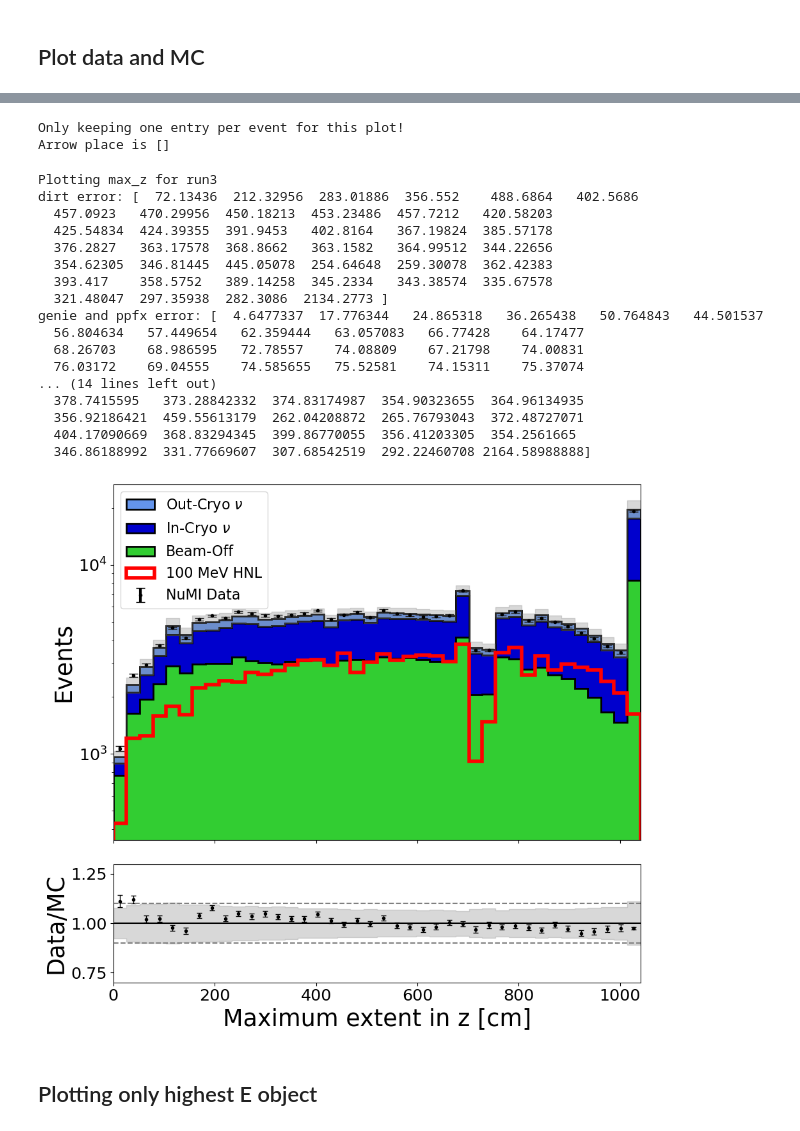
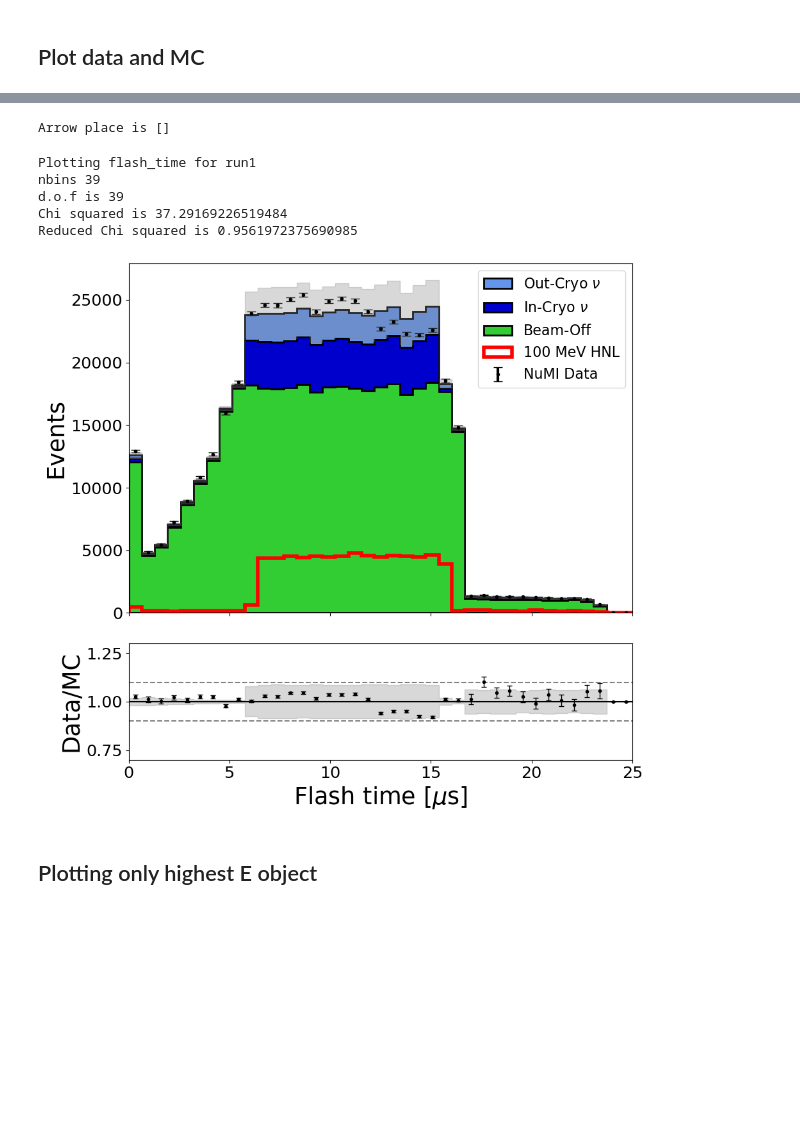
Before and after one commit to dmarsden01/uboone_HNL_analysis, a Jupyter notebook: 2_Preselection_script.ipynb, the cells around one changed output, grey strips where cells are left out. Drawn from its saved outputs; the diff is of its cells as text; code cells hidden in the pictures; blank space fills up the shorter version.

Commit message:
Added chi squared calculators for the purpose of assessing the dirt uncertainty.

```diff
--- a/2_Preselection_script.ipynb
+++ b/2_Preselection_script.ipynb
@@ -26,7 +26,7 @@ Success
 # %% [markdown]
 # Reading in .pkl files
 # %%
-Params = {"Run":"run3", #The run number, so far either "run1" or "run3"
+Params = {"Run":"run1", #The run number, so far either "run1" or "run3"
           "Load_single_file":False, #This will override everything else, put the desired file in the "single_file" line
           "single_file":"overlay",
           "Load_standard_bkgs":True,
@@ -34,8 +34,8 @@ Params = {"Run":"run3", #The run number, so far either "run1" or "run3"
           "Only_keep_common_DetVar_evs":True,
           "Load_Signal_DetVars":False,
           "Load_data":True,
-          "FLATTEN":True, #Have one row per reconstructed object in the analysis dataframe
-          "only_presel":False, #Create small files containing only variables necessary for pre-selection, for making pre-selection plots
+          "FLATTEN":False, #Have one row per reconstructed object in the analysis dataframe
+          "only_presel":True, #Create small files containing only variables necessary for pre-selection, for making pre-selection plots
           "Load_truth_vars":False,
           "Load_lepton_signal":True,
           "Load_lepton_dirac":False,
@@ -249,7 +229,7 @@ Index(['run', 'sub', 'evt', 'nslice', 'n_pfps', 'n_tracks', 'n_showers',
 # %%
 #Calculate sys
 Calculate_sys = True
-variable = 'max_z'
+variable = 'flash_time'
 
 reload(PT)
 reload(Functions)
@@ -292,40 +272,32 @@ if Calculate_sys==False: Sys_name = "no_sys"
 if arrow_place != []: end_name = "_arrow"
 else: end_name = ""
 # %% [output]
-Only keeping one entry per event for this plot!
 Arrow place is []
 # %%
 savefig=False
 
 print(f"Plotting {variable} for " + Params["Run"])
 
-PT.Plot_preselection_variable_data(variable, samples_plotting, sample_norms, xlabel=x_string, xlims=XLIMS, bins=BINS, HNL_mass=100,
-                                   HNLplotscale=PLOTSCALE,cutline=cut_line,legloc="upper left", show_ev_nums=False, CalcSys=Calculate_sys,logy=Log_var,
+bins_test = [0,25.0]
+bins_test = BINS
+print("nbins " + str(len(bins_test)-1))
+
+PT.Plot_preselection_variable_data(variable, samples_plotting, sample_norms, xlabel=x_string, xlims=XLIMS, bins=bins_test, HNL_mass=100,
+                                   HNLplotscale=PLOTSCALE,cutline=cut_line,legloc="upper right", show_ev_nums=False, CalcSys=Calculate_sys,logy=Log_var,
                                    xticks = xticks, sys_dict=flat_sys_vars_dict, centre_bins=False, hatch=False, ylabel=ylabel,
-                                   arrow_place=arrow_place, legsize=16, dropdupes=dropdupes, err_print=True)
+                                   arrow_place=arrow_place, legsize=16, dropdupes=dropdupes, err_print=False, chi_squared=True,
+                                   dirt_frac_error=0.9)
 
 if savefig == True:
     plt.savefig(f"plots/Data_MC_comparison/{Name}Presel_{variable}_" + Params["Run"] + f"_{HNL_mass}MeV_{Sys_name}{end_name}.png")
     plt.savefig(f"plots/Data_MC_comparison/{Name}Presel_{variable}_" + Params["Run"] + f"_{HNL_mass}MeV_{Sys_name}{end_name}.pdf")
 # %% [output]
-Plotting max_z for run3
-dirt error: [  72.13436  212.32956  283.01886  356.552    488.6864   402.5686
-  457.0923   470.29956  450.18213  453.23486  457.7212   420.58203
-  425.54834  424.39355  391.9453   402.8164   367.19824  385.57178
-  376.2827   363.17578  368.8662   363.1582   364.99512  344.22656
-  354.62305  346.81445  445.05078  254.64648  259.30078  362.42383
-  393.417    358.5752   389.14258  345.2334   343.38574  335.67578
-  321.48047  297.35938  282.3086  2134.2773 ]
-genie and ppfx error: [  4.6477337  17.776344   24.865318   36.265438   50.764843   44.501537
-  56.804634   57.449654   62.359444   63.057083   66.77428    64.17477
-  68.26703    68.986595   72.78557    74.08809    67.21798    74.00831
-  76.03172    69.04555    74.585655   75.52581    74.15311    75.37074
-... (14 lines left out)
-  378.7415595   373.28842332  374.83174987  354.90323655  364.96134935
-  356.92186421  459.55613179  262.04208872  265.76793043  372.48727071
-  404.17090669  368.83294345  399.86770055  356.41203305  354.2561665
-  346.86188992  331.77669607  307.68542519  292.22460708 2164.58988888]
+Plotting flash_time for run1
+nbins 39
+d.o.f is 39
+Chi squared is 37.29169226519484
+Reduced Chi squared is 0.9561972375690985
-[figure, old version]
+[figure, new version]
 # %% [markdown]
 ## Plotting only highest E object
 # %%
```
Also changed, not shown: parts of 17 cells of this notebook, 4 other files.
